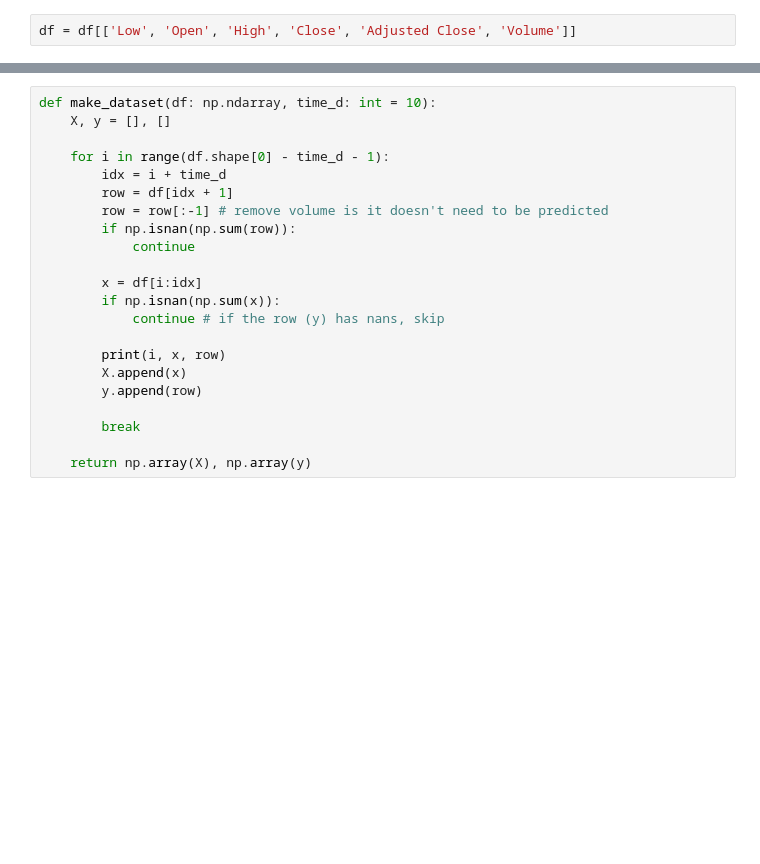
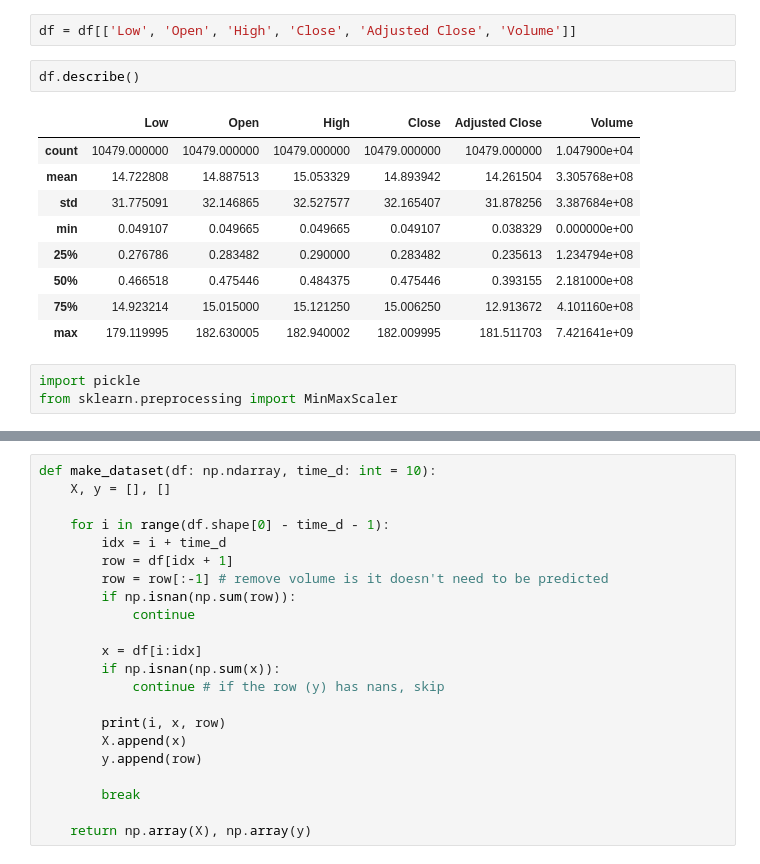
Before and after one commit to seppedelanghe/Stonks.AI, a Jupyter notebook: tests.ipynb, the cells around one changed output, grey strips where cells are left out. Cells and saved outputs as stored; diff of their text form; blank space fills up the shorter version.

```diff
--- a/tests.ipynb
+++ b/tests.ipynb
@@ -28,2 +28,17 @@ df.describe()
 # %%
 df = df[['Low', 'Open', 'High', 'Close', 'Adjusted Close', 'Volume']]
+# %%
+df.describe()
+# %% [output]
+|  | Low | Open | High | Close | Adjusted Close | Volume |
+| count | 10479.000000 | 10479.000000 | 10479.000000 | 10479.000000 | 10479.000000 | 1.047900e+04 |
+| mean | 14.722808 | 14.887513 | 15.053329 | 14.893942 | 14.261504 | 3.305768e+08 |
+| std | 31.775091 | 32.146865 | 32.527577 | 32.165407 | 31.878256 | 3.387684e+08 |
+| min | 0.049107 | 0.049665 | 0.049665 | 0.049107 | 0.038329 | 0.000000e+00 |
+| 25% | 0.276786 | 0.283482 | 0.290000 | 0.283482 | 0.235613 | 1.234794e+08 |
+| 50% | 0.466518 | 0.475446 | 0.484375 | 0.475446 | 0.393155 | 2.181000e+08 |
+| 75% | 14.923214 | 15.015000 | 15.121250 | 15.006250 | 12.913672 | 4.101160e+08 |
+| max | 179.119995 | 182.630005 | 182.940002 | 182.009995 | 181.511703 | 7.421641e+09 |
+# %%
+import pickle
+from sklearn.preprocessing import MinMaxScaler
```
Also changed, not shown: parts of 6 cells of this notebook, 2 other files.
